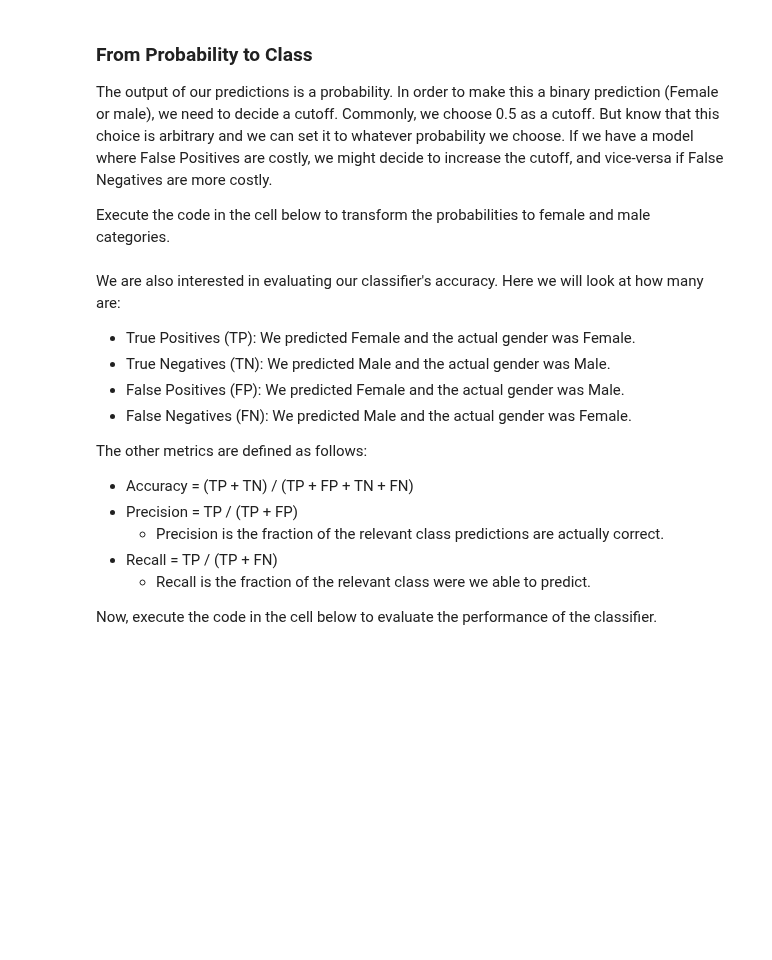
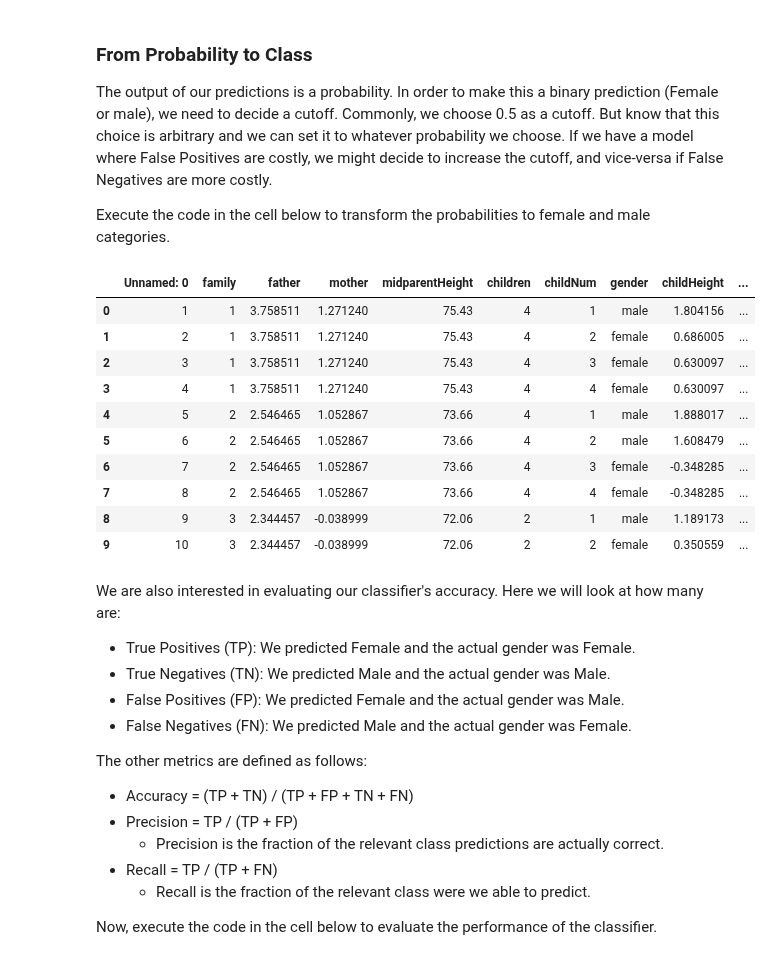
Before and after one commit to StephenElston/DataScience410, a Jupyter notebook: Lecture7/WorkingWithCategoricalVariables.ipynb, the cells around one changed output. Cells and saved outputs as stored; diff of their text form; code cells hidden in the pictures; blank space fills up the shorter version.

```diff
--- a/Lecture7/WorkingWithCategoricalVariables.ipynb
+++ b/Lecture7/WorkingWithCategoricalVariables.ipynb
@@ -320,9 +352,23 @@ The output of our predictions is a probability.  In order to make this a binary
 Execute the code in the cell below to transform the probabilities to female and male categories.
 # %%
 threshold = 0.5
+gaulton.loc[:,'prediction_probs'] = glm_model.predict(X)
 gaulton['predicted'] = 'male'
-gaulton.loc[np.where(prediction_probs > threshold)[0].tolist(),'predicted'] = 'female'
+gaulton.loc[np.where(gaulton.loc[:,'prediction_probs'] > threshold)[0].tolist(),'predicted'] = 'female'
+
 gaulton.head(10)
+# %% [output]
+|  | Unnamed: 0 | family | father | mother | midparentHeight | children | childNum | gender | childHeight | ... |
+| 0 | 1 | 1 | 3.758511 | 1.271240 | 75.43 | 4 | 1 | male | 1.804156 | ... |
+| 1 | 2 | 1 | 3.758511 | 1.271240 | 75.43 | 4 | 2 | female | 0.686005 | ... |
+| 2 | 3 | 1 | 3.758511 | 1.271240 | 75.43 | 4 | 3 | female | 0.630097 | ... |
+| 3 | 4 | 1 | 3.758511 | 1.271240 | 75.43 | 4 | 4 | female | 0.630097 | ... |
+| 4 | 5 | 2 | 2.546465 | 1.052867 | 73.66 | 4 | 1 | male | 1.888017 | ... |
+| 5 | 6 | 2 | 2.546465 | 1.052867 | 73.66 | 4 | 2 | male | 1.608479 | ... |
+| 6 | 7 | 2 | 2.546465 | 1.052867 | 73.66 | 4 | 3 | female | -0.348285 | ... |
+| 7 | 8 | 2 | 2.546465 | 1.052867 | 73.66 | 4 | 4 | female | -0.348285 | ... |
+| 8 | 9 | 3 | 2.344457 | -0.038999 | 72.06 | 2 | 1 | male | 1.189173 | ... |
+| 9 | 10 | 3 | 2.344457 | -0.038999 | 72.06 | 2 | 2 | female | 0.350559 | ... |
 # %% [markdown]
 We are also interested in evaluating our classifier's accuracy.  Here we will look at how many are:
 
```
Also changed, not shown: parts of 6 cells of this notebook, 1 other file.
